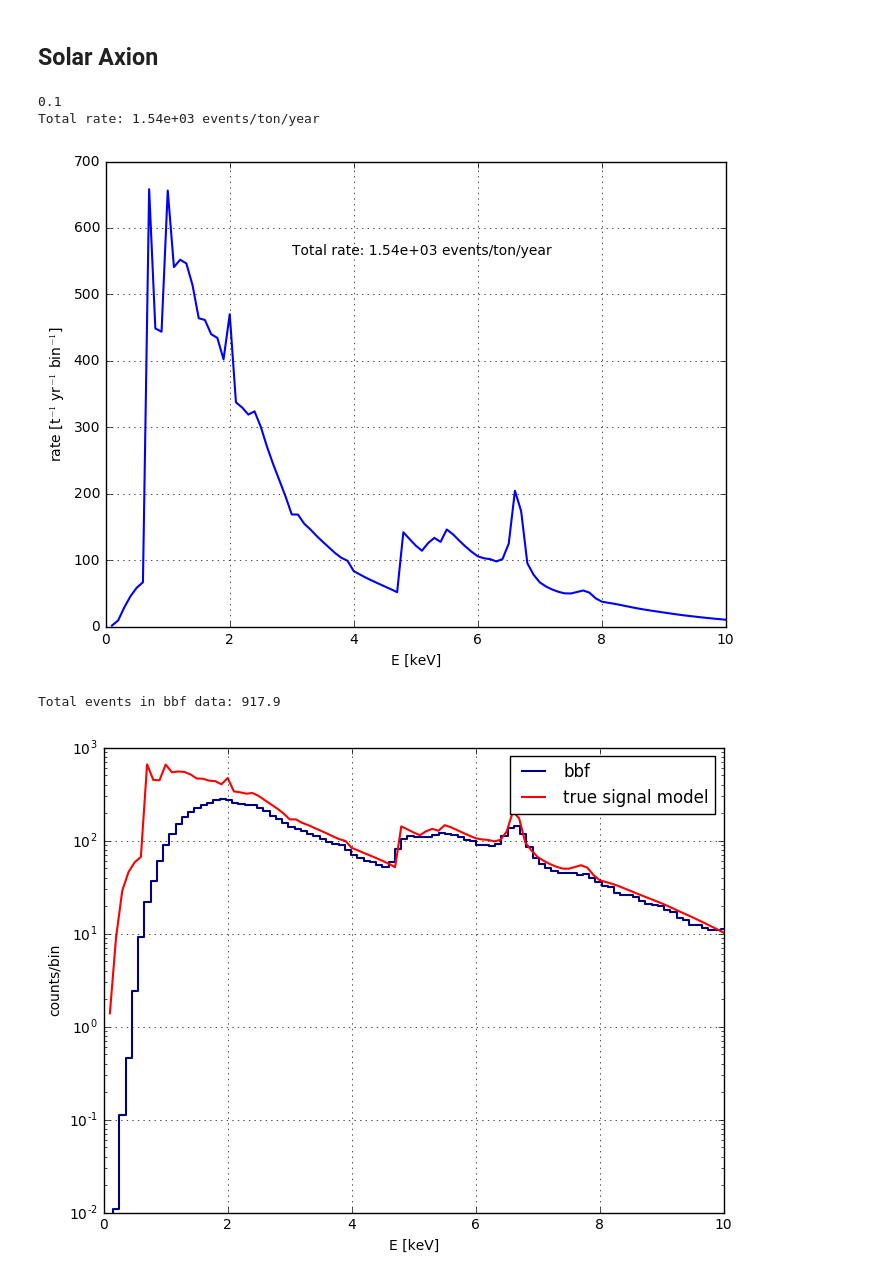
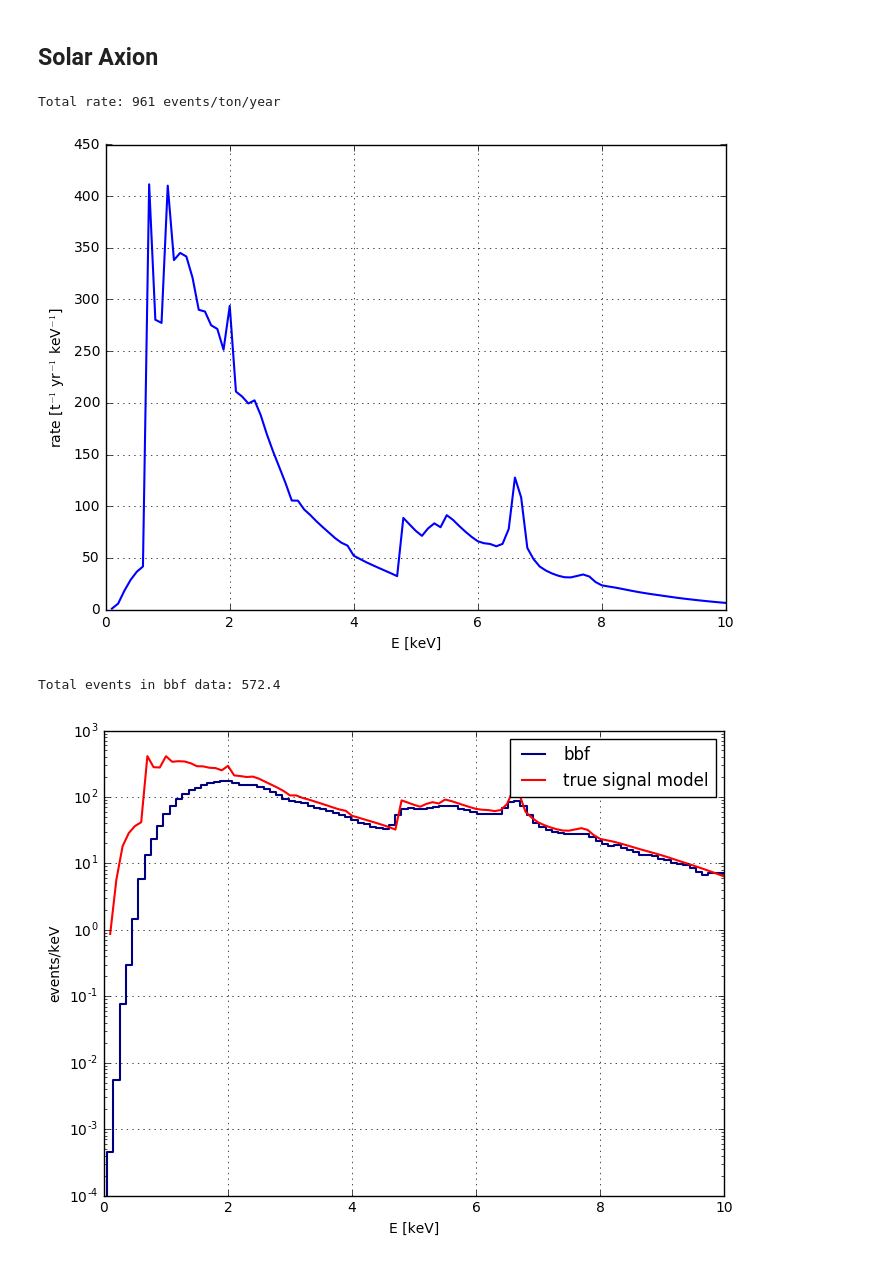
Before and after one commit to ershockley/axions, a Jupyter notebook: WriteSignalModel.ipynb, the cells around one changed output. Drawn from its saved outputs; the diff is of its cells as text; code cells hidden in the pictures.

Commit message:
Add working simulation to WriteSignalModel

```diff
--- a/WriteSignalModel.ipynb
+++ b/WriteSignalModel.ipynb
@@ -21,15 +21,22 @@ def signal_model(m, g):
 
     # delta function centered around our mass value
     rates = np.zeros(len(es))
-    rates[index] += A.rate() / bin_width
+    # events / day / kg / bin
+    rates[index] += A.rate()
     return binning, rates
 
-def write_json(m, g):
-    binning, rates = signal_model(m,g)
+def flat_background_model(rate):
+    # rate in events/kg/day/keV
+    binning = [0, 15, 1000]
+    es = np.linspace(*binning)
+    rates = np.ones_like(es)*rate
+    return binning, rates
+
+def write_json(binning, rates, filename):
     rates = rates.tolist()
     to_encode = {'coordinate_system': [["E", binning]],
                  'map': rates}
-    with open('signal_models/ALP_%dkeV.json' % m, 'w') as f:
+    with open(filename, 'w') as f:
         json.dump(to_encode, f)
 # %%
 m = 5
@@ -146,56 +140,50 @@ def write_json(m, g):
 from scipy.integrate import simps
 
 m = 1e-3 # keV
-g = 1e-11
+g = 5e-12
 
-A = SolarAxion(m,g)
-es = np.linspace(0.1, 10, 100)
-rates = A.dRdE(es) # events/day/kg/keV
+binning, rates = signal_model(m, g)
+es = np.linspace(*binning)
+integral = simps(rates, es)
+print("Total rate: %d events/ton/year" % (integral * 365 * 1000))
 
-bin_width = es[1] - es[0]
-print(bin_width)
-# convert y axis to events/ton/year/bin
-rates = rates * 1000 * 365 * bin_width
-integral = simps(rates, es)
+write_json(binning, rates, 'signal_models/SolarAxion.json')
 
-print("Total rate: %0.2e events/ton/year" % integral)
-
-write_json(m,g)
-
+rates = rates * 1000 * 365
 f, ax = plt.subplots()
 plt.plot(es, rates)
 plt.xlabel('E [keV]')
-plt.ylabel('rate [t$^{-1}$ yr$^{-1}$ bin$^{-1}$]')
+plt.ylabel('rate [t$^{-1}$ yr$^{-1}$ keV$^{-1}$]')
 plt.grid()
-plt.text(0.3, 0.8, "Total rate: %0.3g events/ton/year" % integral, transform=ax.transAxes)
+#plt.text(0.3, 0.8, "Total rate: %0.3g events/ton/year" % integral, transform=ax.transAxes)
 plt.show()
 # %% [output]
-0.1
-Total rate: 1.54e+03 events/ton/year
+Total rate: 961 events/ton/year
-[figure, old version]
+[figure, new version]
 # %%
 with open('/home/ershockley/solaraxion_Espectrum.json') as f:
     data = json.load(f)
 
+
 xbins, x0, x1 = data['binning'][0][1]
 
-hist = np.array(data['hist'])
+hist = np.array(data['hist']) / (es[1]-es[0])
 
 x = np.linspace(x0, x1, xbins)
 
 data_integral = simps(hist, x)
 print("Total events in bbf data: %0.4g" % data_integral)
 
 plt.figure()
 plt.plot(x, hist, drawstyle='steps-mid', color='navy', label='bbf')
 plt.plot(es, rates, color='red', label='true signal model')
 plt.xlabel('E [keV]')
-plt.ylabel('counts/bin')
+plt.ylabel('events/keV')
 plt.grid()
 plt.yscale('log')
 plt.legend()
 plt.savefig('plots/compare_solar.png')
 plt.show()
 # %% [output]
-Total events in bbf data: 917.9
+Total events in bbf data: 572.4
-[figure, old version]
+[figure, new version]
```
Also changed, not shown: parts of 27 cells of this notebook, 2 other files.
